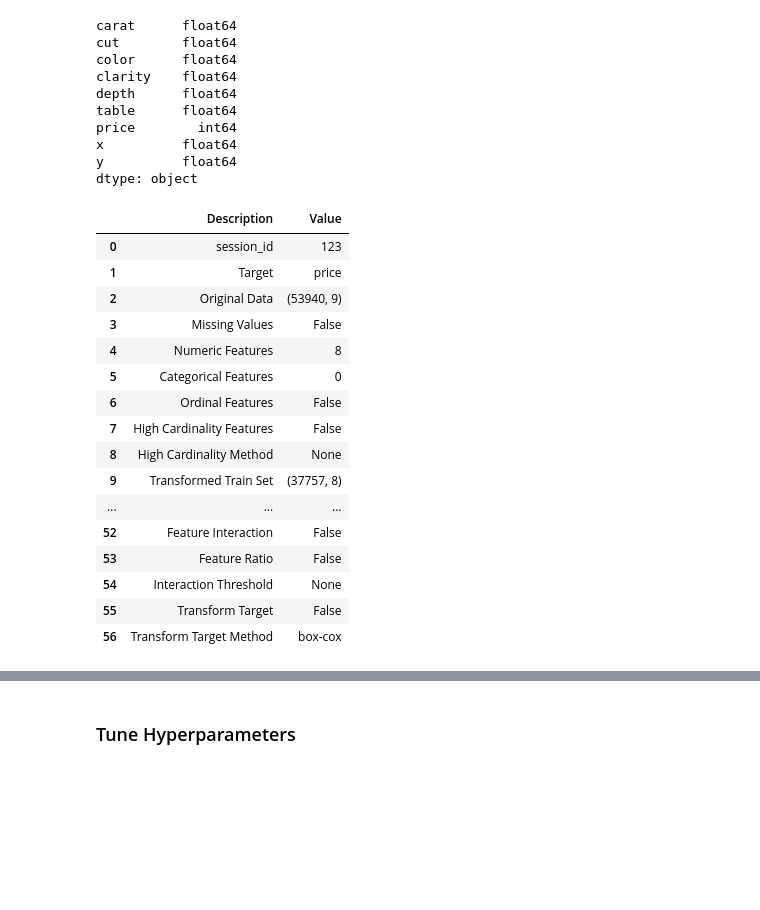
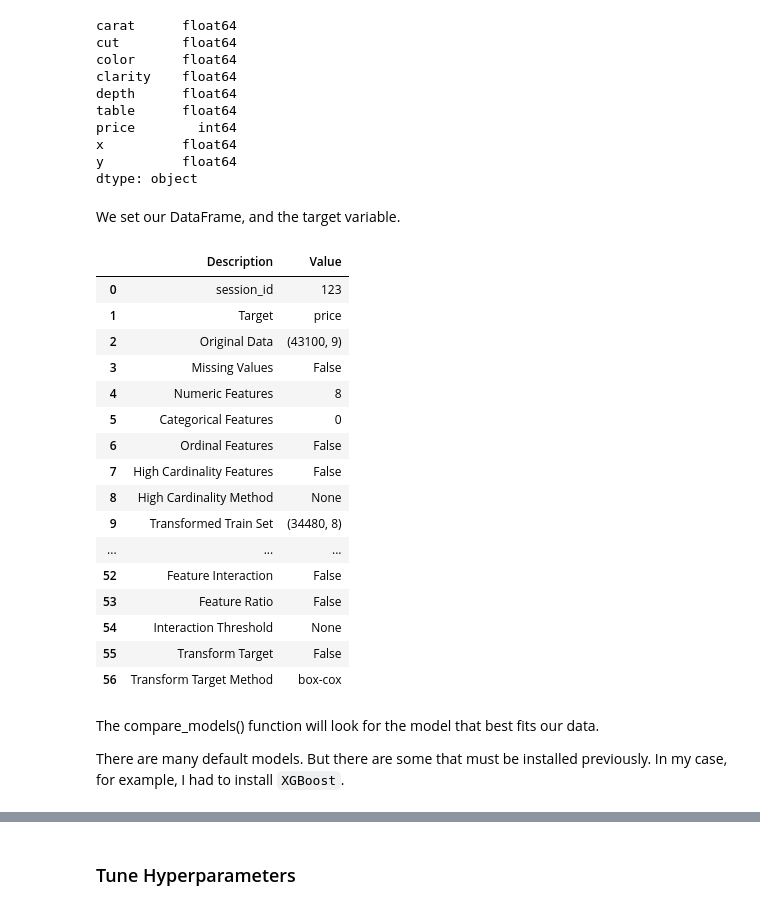
Before and after one commit to MarioGar25/Diamonds-everywhere, a Jupyter notebook: Diamonds-ML-Model.ipynb, the cells around one changed output, grey strips where cells are left out. Cells and saved outputs as stored; diff of their text form; code cells hidden in the pictures; blank space fills up the shorter version.

```diff
--- a/Diamonds-ML-Model.ipynb
+++ b/Diamonds-ML-Model.ipynb
@@ -493,3 +509,6 @@ df_train.to_csv("input/train_clean.csv", header=True, index=False)
+# %%
+df_test = df_train[43_100:]
+df_train = df_train[:43_100]
 # %% [markdown]
 ## X Y Split
 # %% [markdown]
@@ -608,26 +711,32 @@ price        int64
 x          float64
 y          float64
 dtype: object
+# %% [markdown]
+We set our DataFrame, and the target variable.
 # %%
-exp_clf101 = setup(data = df_train, target = "price", session_id=123)
+exp_clf101 = setup(data = df_train, target = "price", train_size = 0.8, remove_perfect_collinearity = False, session_id=123)
 # %% [output]
 |  | Description | Value |
 | 0 | session_id | 123 |
 | 1 | Target | price |
-| 2 | Original Data | (53940, 9) |
+| 2 | Original Data | (43100, 9) |
 | 3 | Missing Values | False |
 | 4 | Numeric Features | 8 |
 | 5 | Categorical Features | 0 |
 | 6 | Ordinal Features | False |
 | 7 | High Cardinality Features | False |
 | 8 | High Cardinality Method | None |
-| 9 | Transformed Train Set | (37757, 8) |
+| 9 | Transformed Train Set | (34480, 8) |
 | ... | ... | ... |
 | 52 | Feature Interaction | False |
 | 53 | Feature Ratio | False |
 | 54 | Interaction Threshold | None |
 | 55 | Transform Target | False |
 | 56 | Transform Target Method | box-cox |
+# %% [markdown]
+The compare_models() function will look for the model that best fits our data.
+
+There are many default models. But there are some that must be installed previously. In my case, for example, I had to install `XGBoost`.
 # %%
 compare_models()
 # %% [output]
```
Also changed, not shown: parts of 76 cells of this notebook, 9 other files.
